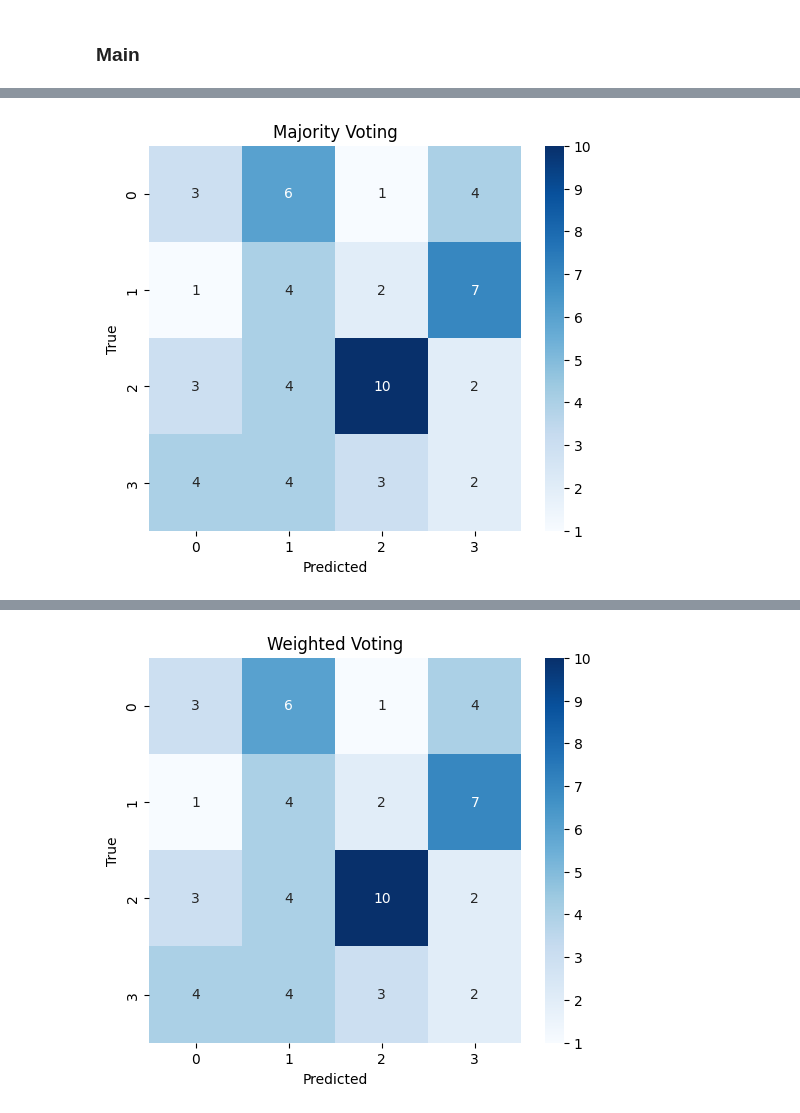
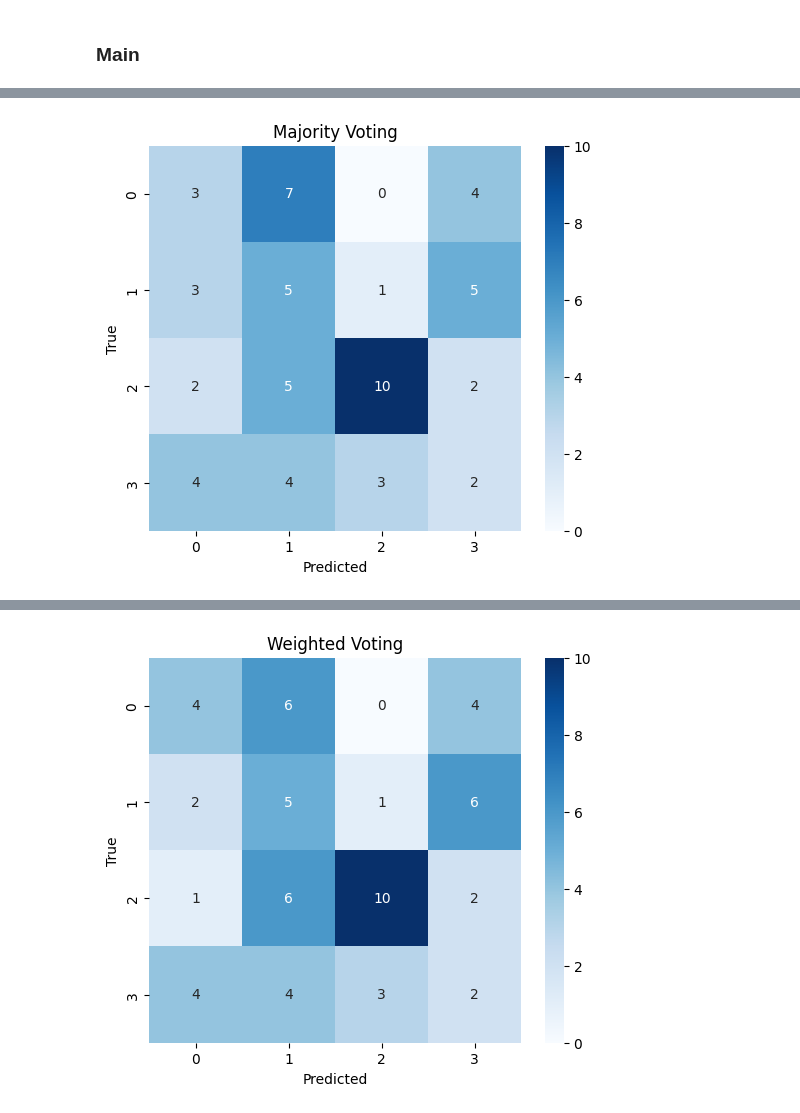
Before and after one commit to trueilorp/Biomedical-decision-support-system, a Jupyter notebook: Assignments/3/Time_series_classification.ipynb, the cells around one changed output, grey strips where cells are left out. Cells and saved outputs as stored; diff of their text form; code cells hidden in the pictures.

```diff
--- a/Assignments/3/Time_series_classification.ipynb
+++ b/Assignments/3/Time_series_classification.ipynb
@@ -936,10 +936,17 @@ print("1. DATA LOADING")
 print("======================")
 
 # Carica dataset (scegli univariato o multivariato)
-# X_train, y_train = load_from_tsfile_to_dataframe("C:/Users/Simone/Desktop/UNIVERSITA/MAGISTRALE/BIOMEDICAL DECISION SUPPORT SYSTEM/Multivariate_ts/BasicMotions/BasicMotions_TRAIN.ts")
-# # X_test, y_test = load_from_tsfile_to_dataframe("C:/Users/Simone/Desktop/UNIVERSITA/MAGISTRALE/BIOMEDICAL DECISION SUPPORT SYSTEM/Multivariate_ts/BasicMotions/BasicMotions_TEST.ts")
 X_train, y_train = load_from_tsfile_to_dataframe("C:/Users/Simone/Desktop/UNIVERSITA/MAGISTRALE/BIOMEDICAL DECISION SUPPORT SYSTEM/Univariate_ts/Car/Car_TRAIN.ts")
 X_test, y_test = load_from_tsfile_to_dataframe("C:/Users/Simone/Desktop/UNIVERSITA/MAGISTRALE/BIOMEDICAL DECISION SUPPORT SYSTEM/Univariate_ts/Car/Car_TEST.ts")
+
+# X_train, y_train = load_from_tsfile_to_dataframe("C:/Users/Simone/Desktop/UNIVERSITA/MAGISTRALE/BIOMEDICAL DECISION SUPPORT SYSTEM/Multivariate_ts/HandMovementDirection/HandMovementDirection_TRAIN.ts")
+# X_test, y_test = load_from_tsfile_to_dataframe("C:/Users/Simone/Desktop/UNIVERSITA/MAGISTRALE/BIOMEDICAL DECISION SUPPORT SYSTEM/Multivariate_ts/HandMovementDirection/HandMovementDirection_TEST.ts")
+
+# X_train, y_train = load_from_tsfile_to_dataframe("C:/Users/Simone/Desktop/UNIVERSITA/MAGISTRALE/BIOMEDICAL DECISION SUPPORT SYSTEM/Univariate_ts/Beef/Beef_TRAIN.ts")
+# X_test, y_test = load_from_tsfile_to_dataframe("C:/Users/Simone/Desktop/UNIVERSITA/MAGISTRALE/BIOMEDICAL DECISION SUPPORT SYSTEM/Univariate_ts/Beef/Beef_TEST.ts")
+
+# X_train, y_train = load_from_tsfile_to_dataframe("C:/Users/Simone/Desktop/UNIVERSITA/MAGISTRALE/BIOMEDICAL DECISION SUPPORT SYSTEM//Multivariate_ts/AtrialFibrillation/AtrialFibrillation_TRAIN.ts")
+# X_test, y_test = load_from_tsfile_to_dataframe("C:/Users/Simone/Desktop/UNIVERSITA/MAGISTRALE/BIOMEDICAL DECISION SUPPORT SYSTEM/Multivariate_ts/AtrialFibrillation/AtrialFibrillation_TEST.ts")
 
 # Split: train, validation, calibration
 X_train, X_val, y_train, y_val = train_test_split(
@@ -955,6 +962,15 @@ y_train = le.fit_transform(y_train)
 y_val   = le.transform(y_val)
 y_cal   = le.transform(y_cal)
 y_test  = le.transform(y_test)
+
+print("X_train:", len(X_train))
+print("y_train:", len(y_train))
+print("X_val:", len(X_val))
+print("y_val:", len(y_val))
+print("X_cal:", len(X_cal))
+print("y_cal:", len(y_cal))
+print("X_test:", len(X_test))
+print("y_test:", len(y_test))
 
 
 # ======================
@@ -982,7 +998,7 @@ print("\n======================")
 print("3. PROMPT TREE")
 print("======================")
 
-distance_function = manhattan_distance
+distance_function = euclidean_distance # cosine_distance, euclidean_distance, manhattan_distance
 prompt_tree = PromptTree(X_train, y_train, distance_function)
 
 # Funzione per stampare l’albero
@@ -1015,7 +1031,8 @@ def predict(tree, x, default_class=None):
 # Accuracy su test con PromptTree singolo
 y_pred = [predict(prompt_tree, x, default_class=0) for _, x in X_test.iterrows()]
 acc = round(np.mean([yp == yt for yp, yt in zip(y_pred, y_test)]), 3)
-print("Accuracy PromptTree:", acc)
+print("\nClassification Report:")
+print(classification_report(y_test, y_pred, digits=3))
 
 
 # ======================
@@ -1025,7 +1042,7 @@ print("\n======================")
 print("4. RANDOM FOREST")
 print("======================")
 
-n_trees = 6
+n_trees = 10
 distance_function = cosine_distance
 random_forest = RandomForest(n_trees, X_train, y_train, X_val, y_val, X_test, y_test, distance_function)
 
@@ -1081,7 +1098,6 @@ print("\n======================")
 print("5. CONFORMAL CLASSIFIER")
 print("======================")
 
-n_trees = 15
 voting = 'weighted'
 alpha = 0.1
 
@@ -1095,34 +1111,34 @@ print(f"Miscalibration: {miscalibration*100:.1f}%")
 # ======================
 # 6. ISOLATION FOREST (CLUSTERING)
 # ======================
-print("\n======================")
-print("6. ISOLATION FOREST (CLUSTERING)")
-print("======================")
+# print("\n======================")
+# print("6. ISOLATION FOREST (CLUSTERING)")
+# print("======================")
 
-n_clusters = 10
-distance_type = 'breiman'
-isolation_forest = IsolationForest(random_forest, n_clusters, distance_type)
+# n_clusters = 5
+# distance_type = 'breiman'
+# isolation_forest = IsolationForest(random_forest, n_clusters, distance_type)
 
-# Flatten delle serie (concatenazione per riga)
-X_train_flat = np.array([np.concatenate([chan for chan in row]) for _, row in X_train.iterrows()])
+# # Flatten delle serie (concatenazione per riga)
+# X_train_flat = np.array([np.concatenate([chan for chan in row]) for _, row in X_train.iterrows()])
 
-# Clustering
-cluster_labels = isolation_forest.perform_cluster(X_train_flat)
-print("Cluster labels:", cluster_labels)
-print("Num labels == num samples:", len(cluster_labels) == len(X_train_flat))
+# # Clustering
+# cluster_labels = isolation_forest.perform_cluster(X_train_flat)
+# print("Cluster labels:", cluster_labels)
+# print("Num labels == num samples:", len(cluster_labels) == len(X_train_flat))
 
-# Metriche clustering
-intra_cluster_dist = isolation_forest.intra_cluster_distance(X_train_flat, cluster_labels)
-inter_cluster_dist = isolation_forest.inter_cluster_distance(X_train_flat, cluster_labels)
-purity = isolation_forest.purity(y_train, cluster_labels)
-entropy = isolation_forest.entropy(y_train, cluster_labels)
-ari = isolation_forest.adjusted_rand_index(y_train, cluster_labels)
+# # Metriche clustering
+# intra_cluster_dist = isolation_forest.intra_cluster_distance(X_train_flat, cluster_labels)
+# inter_cluster_dist = isolation_forest.inter_cluster_distance(X_train_flat, cluster_labels)
+# purity = isolation_forest.purity(y_train, cluster_labels)
+# entropy = isolation_forest.entropy(y_train, cluster_labels)
+# ari = isolation_forest.adjusted_rand_index(y_train, cluster_labels)
 
-print("Intra cluster distance:", intra_cluster_dist)
-print("Inter cluster distance:", inter_cluster_dist)
-print("Purity:", purity)
-print("Entropy:", entropy)
-print("ARI:", ari)
+# print("Intra cluster distance:", intra_cluster_dist)
+# print("Inter cluster distance:", inter_cluster_dist)
+# print("Purity:", purity)
+# print("Entropy:", entropy)
+# print("ARI:", ari)
 # %% [output]
 ======================
 1. DATA LOADING
@@ -1144,2 +1160,2 @@ weighted avg       0.34      0.32      0.33        60
-[figure, old version]
+[figure, new version]
 --- Weighted Voting ---
@@ -1158,4 +1174,4 @@ weighted avg       0.34      0.32      0.33        60
-[figure, old version]
+[figure, new version]
 --- Track Record Voting ---
 Accuracy: 0.317
 Classification Report:
```
Also changed, not shown: parts of 2 cells of this notebook, 8 other files.
